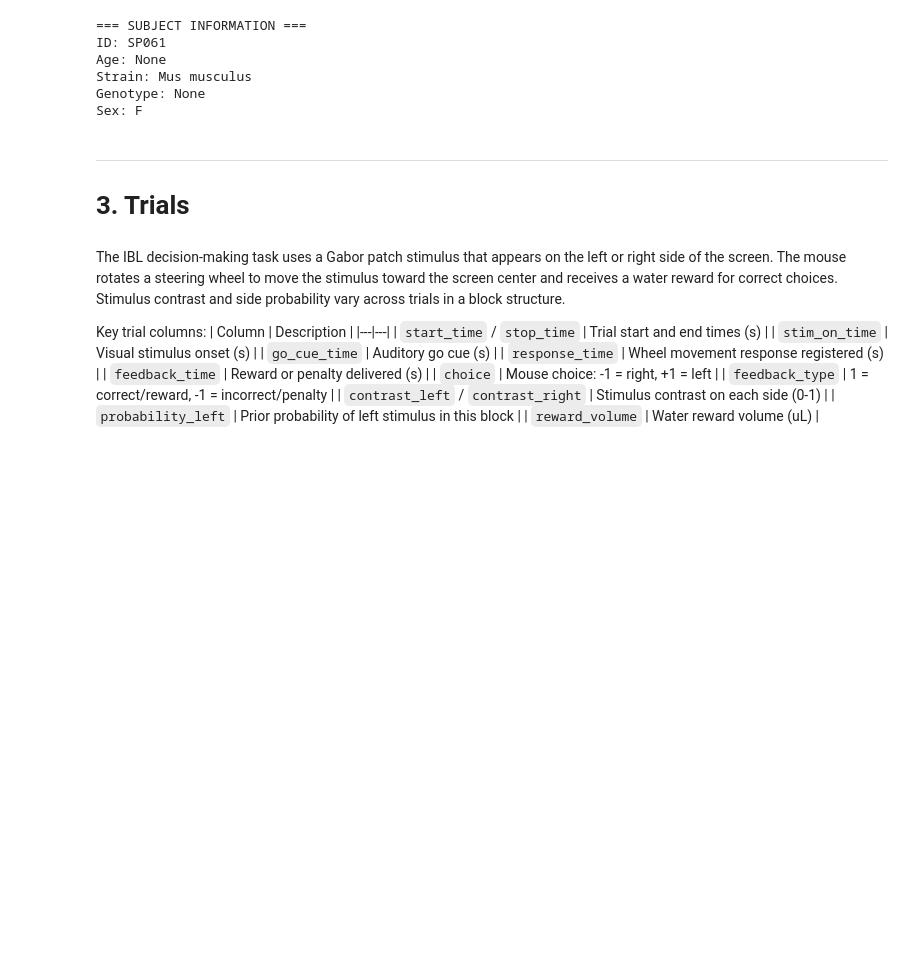
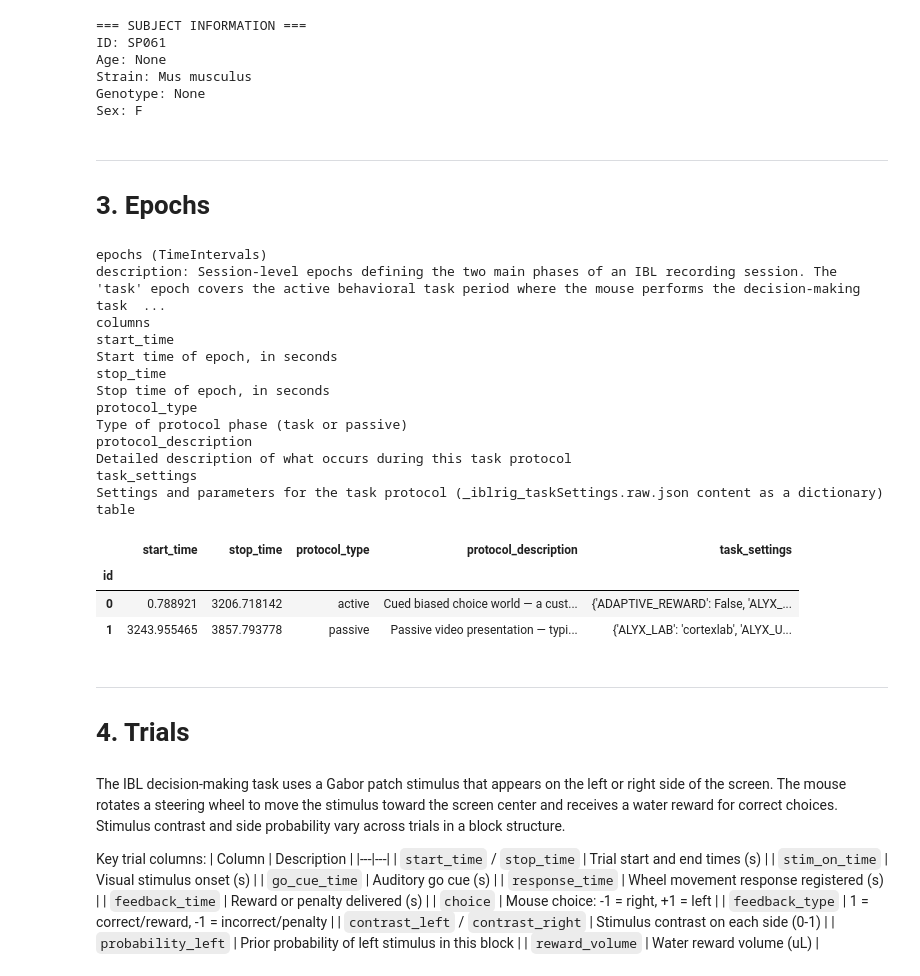
Before and after one commit to catalystneuro/IBL-mesoscope-to-nwb, a Jupyter notebook: src/ibl_mesoscope_to_nwb/mesoscope2025/tutorials/behavior.ipynb, the cells around one changed output. Cells and saved outputs as stored; diff of their text form; code cells hidden in the pictures; blank space fills up the shorter version.

Commit message:
update behavior

```diff
--- a/src/ibl_mesoscope_to_nwb/mesoscope2025/tutorials/behavior.ipynb
+++ b/src/ibl_mesoscope_to_nwb/mesoscope2025/tutorials/behavior.ipynb
@@ -95,8 +35,10 @@ def load_nwb_local(directory_path, subject_id, session_id):
 
 # 2. Session and Subject Metadata <a id="metadata"></a>
 # %%
+from ibl_mesoscope_to_nwb.mesoscope2025.tutorials.load_nwb_utils import *
+
 # Load session data
-dandiset_id = "00XXXX" #TODO Replace with actual DANDI dandiset ID
+dandiset_id = "001757"
 subject_id = "SP061"  # Example subject
 session_id = "5ce2e17e-8471-42d4-8a16-21949710b328"  # EID for the session
 # session_id = "42d7e11e-3185-4a79-a6ad-bbaf47366db2"  # EID for the session
@@ -106,11 +48,11 @@ session_id = "5ce2e17e-8471-42d4-8a16-21949710b328"  # EID for the session
 USE_DANDI = False  # Set to False to use local files
 
 if USE_DANDI:
-    nwbfile, io = load_nwb_from_dandi(dandiset_id, subject_id, session_id)
+    nwbfile, io = load_nwb_from_dandi(dandiset_id, subject_id, session_id, description="processed")
 else:
-    # Specify your local directory path
-    local_directory = "E:/IBL-mesoscope-nwbfiles/stub"  # Replace with actual path
-    nwbfile, io = load_nwb_local(local_directory, subject_id, session_id)
+    # TODO Specify your local directory path
+    local_directory = f"E:/IBL-mesoscope-nwbfiles/full/"
+    nwbfile, io = load_nwb_local(local_directory, subject_id, session_id, description="processed")
 
 print("=== SESSION INFORMATION ===")
 print(f"Experiment description:\n {nwbfile.experiment_description}")
@@ -141,10 +83,35 @@ Age: None
 Strain: Mus musculus
 Genotype: None
 Sex: F
+# %% [markdown]
+---
+
+# 3. Epochs <a id="epochs"></a>
+# %%
+nwbfile.epochs
+# %% [output]
+epochs (TimeIntervals)
+description: Session-level epochs defining the two main phases of an IBL recording session. The 'task' epoch covers the active behavioral task period where the mouse performs the decision-making task  ...
+columns
+start_time
+Start time of epoch, in seconds
+stop_time
+Stop time of epoch, in seconds
+protocol_type
+Type of protocol phase (task or passive)
+protocol_description
+Detailed description of what occurs during this task protocol
+task_settings
+Settings and parameters for the task protocol (_iblrig_taskSettings.raw.json content as a dictionary)
+table
+|  | start_time | stop_time | protocol_type | protocol_description | task_settings |
+| id |  |  |  |  |  |
+| 0 | 0.788921 | 3206.718142 | active | Cued biased choice world — a cust... | {'ADAPTIVE_REWARD': False, 'ALYX_... |
+| 1 | 3243.955465 | 3857.793778 | passive | Passive video presentation — typi... | {'ALYX_LAB': 'cortexlab', 'ALYX_U... |
 # %% [markdown]
 ---
 
-# 3. Trials <a id="trials"></a>
+# 4. Trials <a id="trials"></a>
 # %% [markdown]
 The IBL decision-making task uses a Gabor patch stimulus that appears on the left or
 right side of the screen. The mouse rotates a steering wheel to move the stimulus toward
```
Also changed, not shown: parts of 20 cells of this notebook.
